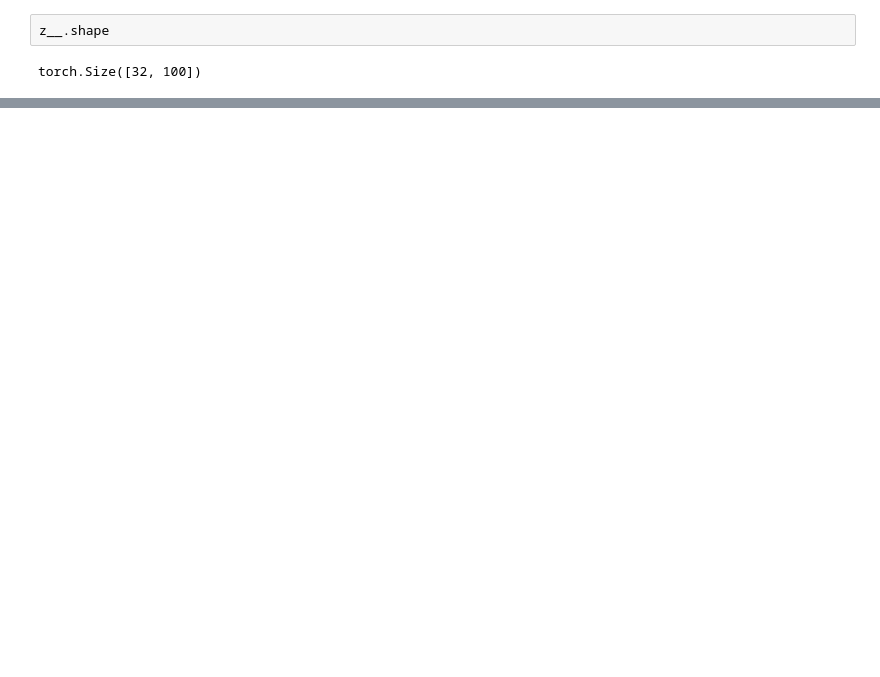
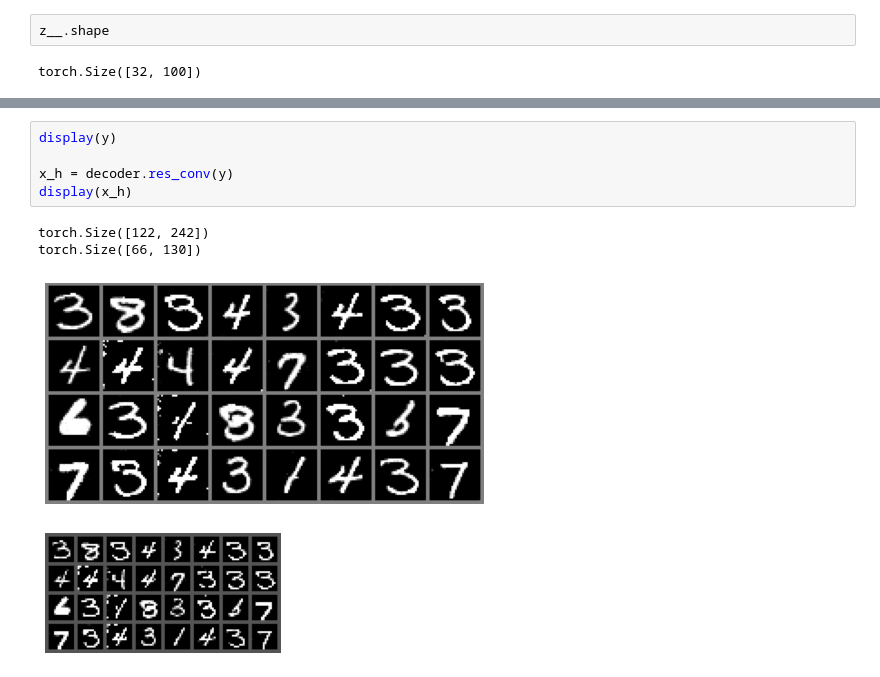
Before and after one commit to mamaj/max-MI-GAN, a Jupyter notebook: inverse_deterministic_forceing.ipynb, the cells around one changed output, grey strips where cells are left out. Drawn from its saved outputs; the diff is of its cells as text; blank space fills up the shorter version.

```diff
--- a/inverse_deterministic_forceing.ipynb
+++ b/inverse_deterministic_forceing.ipynb
@@ -320,0 +341,10 @@ plt.colorbar(im)
+# %%
+display(y)
+
+x_h = decoder.res_conv(y)
+display(x_h)
+# %% [output]
+torch.Size([122, 242])
+torch.Size([66, 130])
+[figure, added]
+[figure, added]
```
Also changed, not shown: parts of 9 cells of this notebook, 4 other files.
